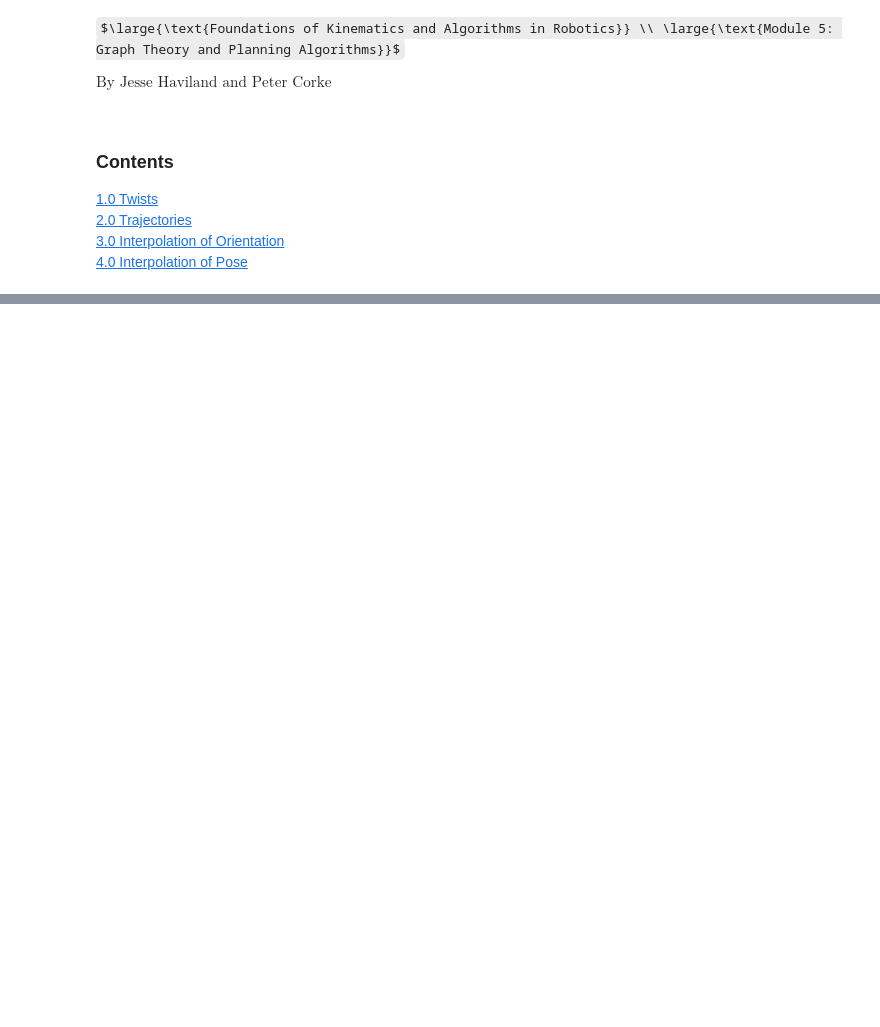
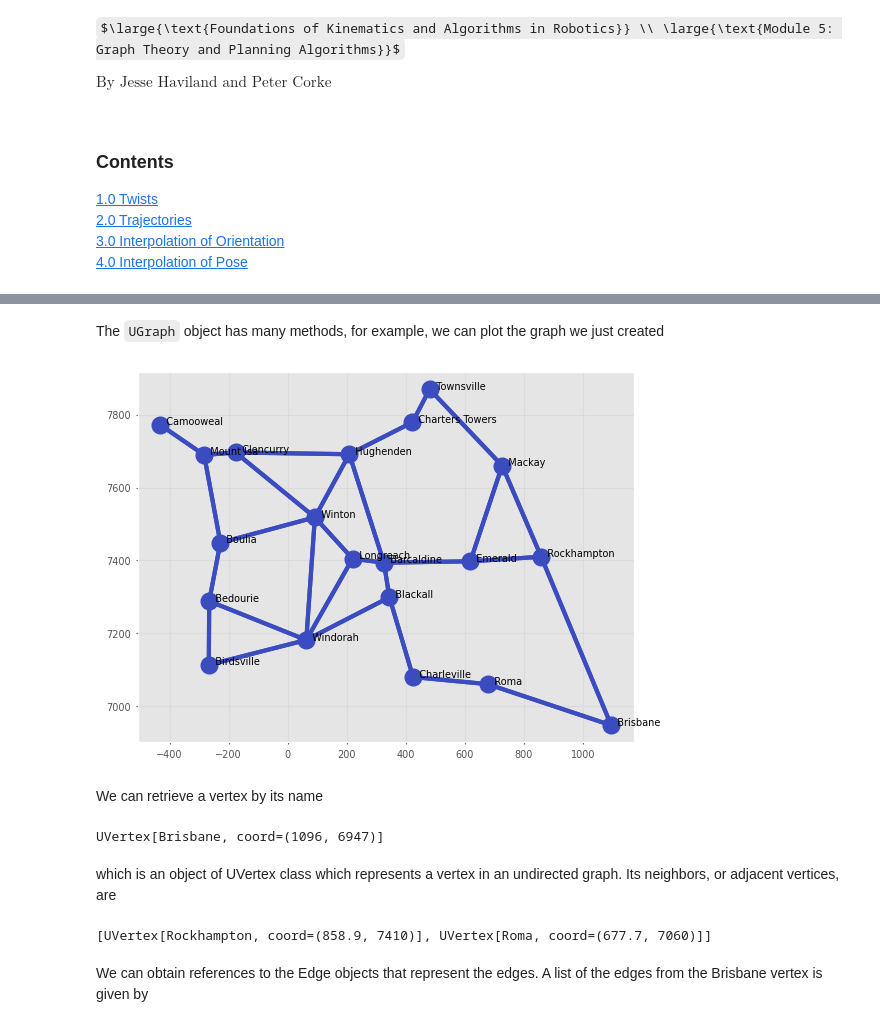
Before and after one commit to jhavl/spatialmathematics, a Jupyter notebook: 5 Graph Theory and Planning Algorithms.ipynb, the cells around one changed output, grey strips where cells are left out. Saved outputs shown, nothing was run; the diff lists cells and outputs as text; code cells hidden in the pictures; some formulas as TeX source; blank space fills up the shorter version.

```diff
--- a/5 Graph Theory and Planning Algorithms.ipynb
+++ b/5 Graph Theory and Planning Algorithms.ipynb
@@ -59,0 +176,28 @@ init_vprinting(use_latex='mathjax')
+# %%
+g = pg.UGraph()
+
+for name, info in data["places"].items():
+    g.add_vertex(name=name, coord=info["utm"])
+
+for route in data["routes"]:
+    g.add_edge(route["start"], route["end"], cost=route["distance"])
+# %% [markdown]
+The `UGraph` object has many methods, for example, we can plot the graph we just created
+# %%
+g.plot()
+# %% [output]
+[figure, added]
+# %% [markdown]
+We can retrieve a vertex by its name
+# %%
+g["Brisbane"]
+# %% [output]
+UVertex[Brisbane, coord=(1096, 6947)]
+# %% [markdown]
+which is an object of UVertex class which represents a vertex in an undirected graph. Its neighbors, or adjacent vertices, are
+# %%
+g["Brisbane"].adjacent()
+# %% [output]
+[UVertex[Rockhampton, coord=(858.9, 7410)], UVertex[Roma, coord=(677.7, 7060)]]
+# %% [markdown]
+We can obtain references to the Edge objects that represent the edges. A list of the edges from the Brisbane vertex is given by
```
Also changed, not shown: parts of 90 cells of this notebook, 3 other files.
